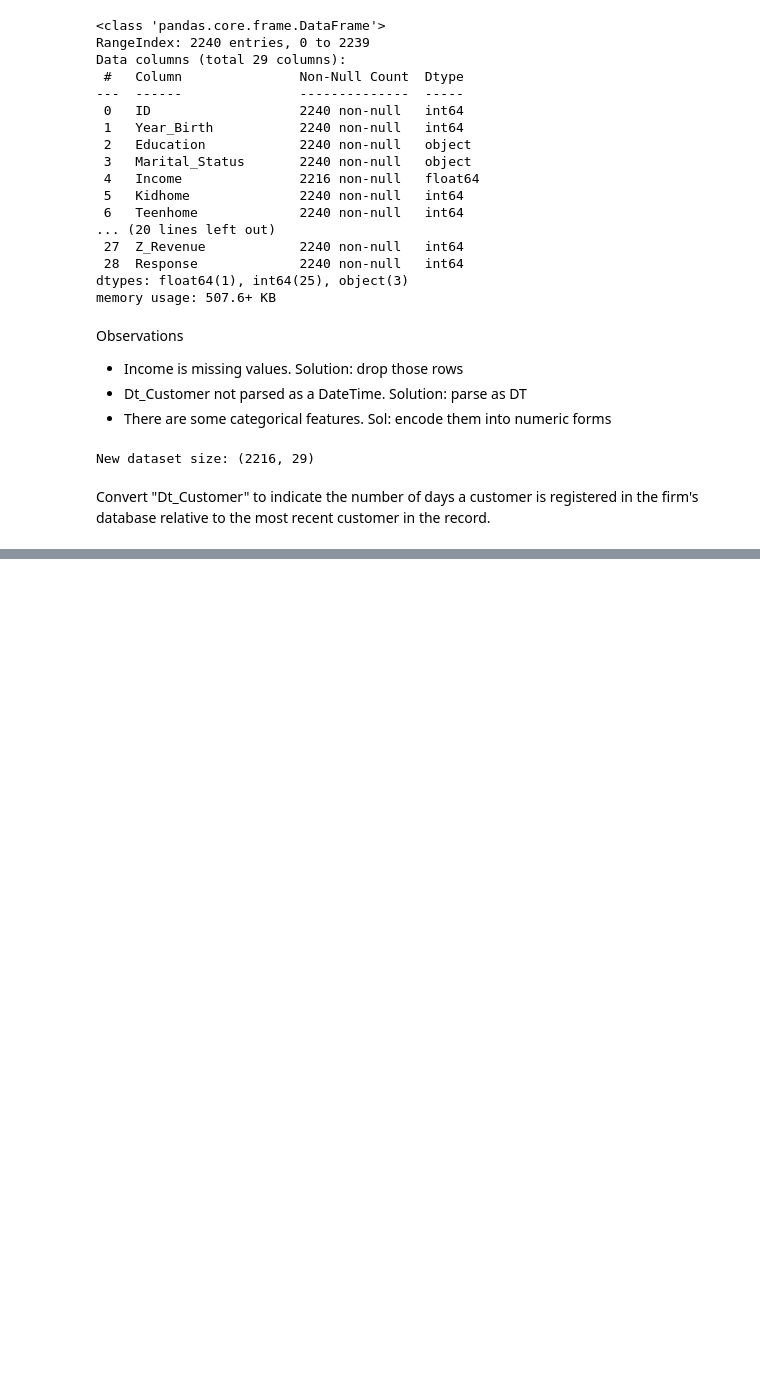
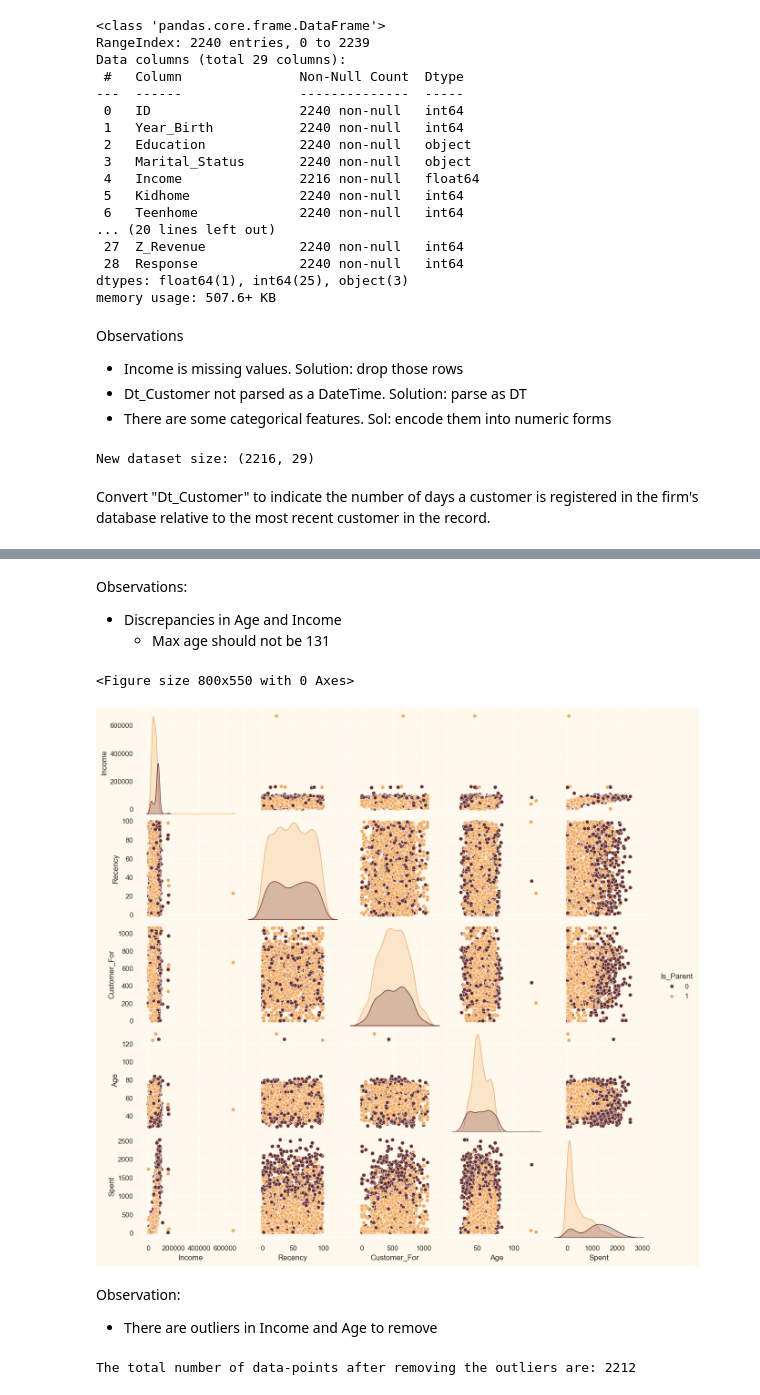
Before and after one commit to georgekenefati/Customer-Personality-Segmentation, a Jupyter notebook: cluster_analysis.ipynb, the cells around one changed output, grey strips where cells are left out. Saved outputs shown, nothing was run; the diff lists cells and outputs as text; code cells hidden in the pictures; blank space fills up the shorter version.

```diff
--- a/cluster_analysis.ipynb
+++ b/cluster_analysis.ipynb
@@ -102,3 +102,16 @@ print(f"New dataset size: {data.shape}")
 New dataset size: (2216, 29)
 # %% [markdown]
 Convert "Dt_Customer" to indicate the number of days a customer is registered in the firm's database relative to the most recent customer in the record.
+# %%
+data["Dt_Customer"] = pd.to_datetime(data["Dt_Customer"], format='mixed')
+dates = []
+
+for i in data["Dt_Customer"]:
+    i = i.date()
+    dates.append(i)
+
+print(dates[:10])
+
+#Dates of the newest and oldest recorded customer
+print("The newest customer's enrolment date in the records:", max(dates))
+print("The oldest customer's enrolment date in the records:", min(dates))
@@ -104,0 +122,10 @@ Convert "Dt_Customer" to indicate the number of days a customer is registered in
+# %%
+# Number of days
+days = []
+d1 = max(dates)
+for i in dates:
+    delta = d1 - i
+    days.append(delta)
+data["Customer_For"] = days
+data["Customer_For"] = data["Customer_For"].apply(lambda x: x.days)
+print(data["Customer_For"].describe())
@@ -104,0 +238,29 @@ Convert "Dt_Customer" to indicate the number of days a customer is registered in
+# %% [markdown]
+Observations:
+ - Discrepancies in Age and Income
+    - Max age should not be 131
+# %%
+# Plot some selected features
+# Set some nice colors
+sns.set_theme(rc={"axes.facecolor":"#FFF9ED","figure.facecolor":"#FFF9ED"})
+pallet = ["#682F2F", "#9E726F", "#D6B2B1", "#B9C0C9", "#9F8A78", "#F3AB60"]
+cmap = colors.ListedColormap(["#682F2F", "#9E726F", "#D6B2B1", "#B9C0C9", "#9F8A78", "#F3AB60"])
+
+# Plot
+to_plot = ['Income','Recency','Customer_For','Age','Spent','Is_Parent']
+plt.figure()
+sns.pairplot(data[to_plot], hue="Is_Parent", palette=["#682F2F", "#F3AB60"])
+plt.show()
+# %% [output]
+<Figure size 800x550 with 0 Axes>
+[figure, added]
+# %% [markdown]
+Observation:
+- There are outliers in Income and Age to remove
+# %%
+#Dropping the outliers by setting a cap on Age and income.
+data = data[(data["Age"]<90)]
+data = data[(data["Income"]<600000)]
+print("The total number of data-points after removing the outliers are:", len(data))
+# %% [output]
+The total number of data-points after removing the outliers are: 2212
```
Also changed, not shown: parts of 32 cells of this notebook, 1 other file.
